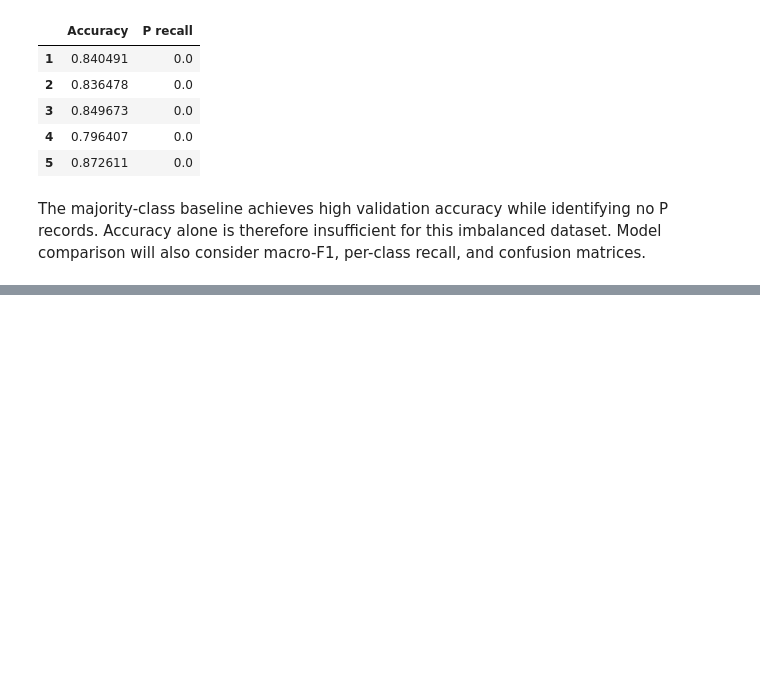
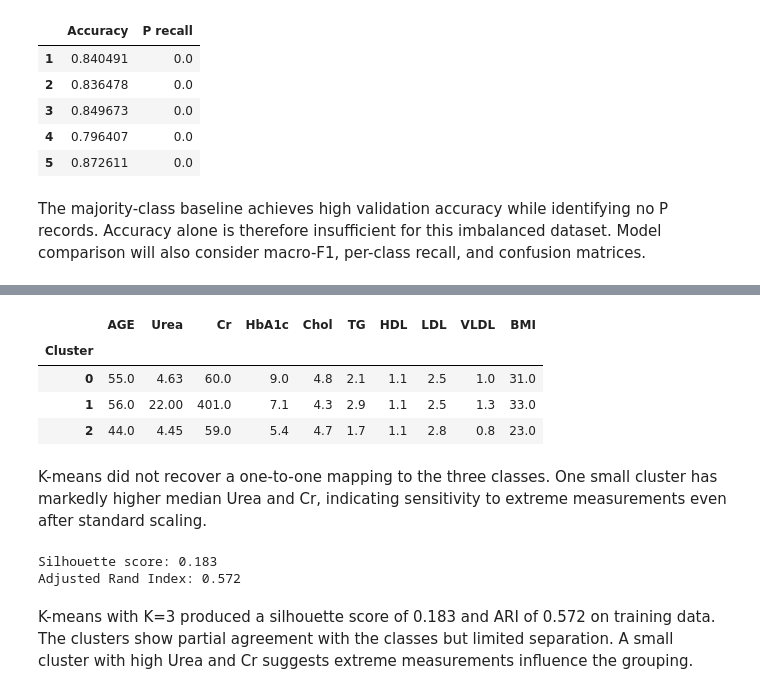
Before and after one commit to nihal8866/diabetes-classification-clustering, a Jupyter notebook: notebooks/01_diabetes_analysis.ipynb, the cells around one changed output, grey strips where cells are left out. Saved outputs shown, nothing was run; the diff lists cells and outputs as text; code cells hidden in the pictures; blank space fills up the shorter version.

Commit message:
Compare classifiers and evaluate K-means clustering

```diff
--- a/notebooks/01_diabetes_analysis.ipynb
+++ b/notebooks/01_diabetes_analysis.ipynb
@@ -545,0 +685,13 @@ The majority-class baseline achieves high validation accuracy while identifying
+# %%
+from sklearn.cluster import KMeans
+
+clustering_model = Pipeline([
+    ("preprocessing", preprocessor),
+    ("clustering", KMeans(
+        n_clusters=3,
+        n_init=10,
+        random_state=42
+    ))
+])
+
+print(clustering_model)
@@ -545,0 +710,5 @@ The majority-class baseline achieves high validation accuracy while identifying
+# %%
+train_clusters = clustering_model.fit_predict(X_train)
+
+print("Cluster labels:", sorted(set(train_clusters)))
+print("Records assigned:", len(train_clusters))
@@ -545,0 +746,34 @@ The majority-class baseline achieves high validation accuracy while identifying
+# %%
+cluster_profiles = X_train.copy()
+cluster_profiles["Cluster"] = train_clusters
+
+display(
+    cluster_profiles.groupby("Cluster")[measurement_columns]
+    .median()
+    .round(2)
+)
+# %% [output]
+|  | AGE | Urea | Cr | HbA1c | Chol | TG | HDL | LDL | VLDL | BMI |
+| Cluster |  |  |  |  |  |  |  |  |  |  |
+| 0 | 55.0 | 4.63 | 60.0 | 9.0 | 4.8 | 2.1 | 1.1 | 2.5 | 1.0 | 31.0 |
+| 1 | 56.0 | 22.00 | 401.0 | 7.1 | 4.3 | 2.9 | 1.1 | 2.5 | 1.3 | 33.0 |
+| 2 | 44.0 | 4.45 | 59.0 | 5.4 | 4.7 | 1.7 | 1.1 | 2.8 | 0.8 | 23.0 |
+# %% [markdown]
+K-means did not recover a one-to-one mapping to the three classes. One small cluster has markedly higher median Urea and Cr, indicating sensitivity to extreme measurements even after standard scaling.
+# %%
+from sklearn.metrics import silhouette_score, adjusted_rand_score
+
+cluster_features = clustering_model.named_steps[
+    "preprocessing"
+].transform(X_train)
+
+silhouette = silhouette_score(cluster_features, train_clusters)
+ari = adjusted_rand_score(y_train, train_clusters)
+
+print("Silhouette score:", round(silhouette, 3))
+print("Adjusted Rand Index:", round(ari, 3))
+# %% [output]
+Silhouette score: 0.183
+Adjusted Rand Index: 0.572
+# %% [markdown]
+K-means with K=3 produced a silhouette score of 0.183 and ARI of 0.572 on training data. The clusters show partial agreement with the classes but limited separation. A small cluster with high Urea and Cr suggests extreme measurements influence the grouping.
```
Also changed, not shown: parts of 8 cells of this notebook.
